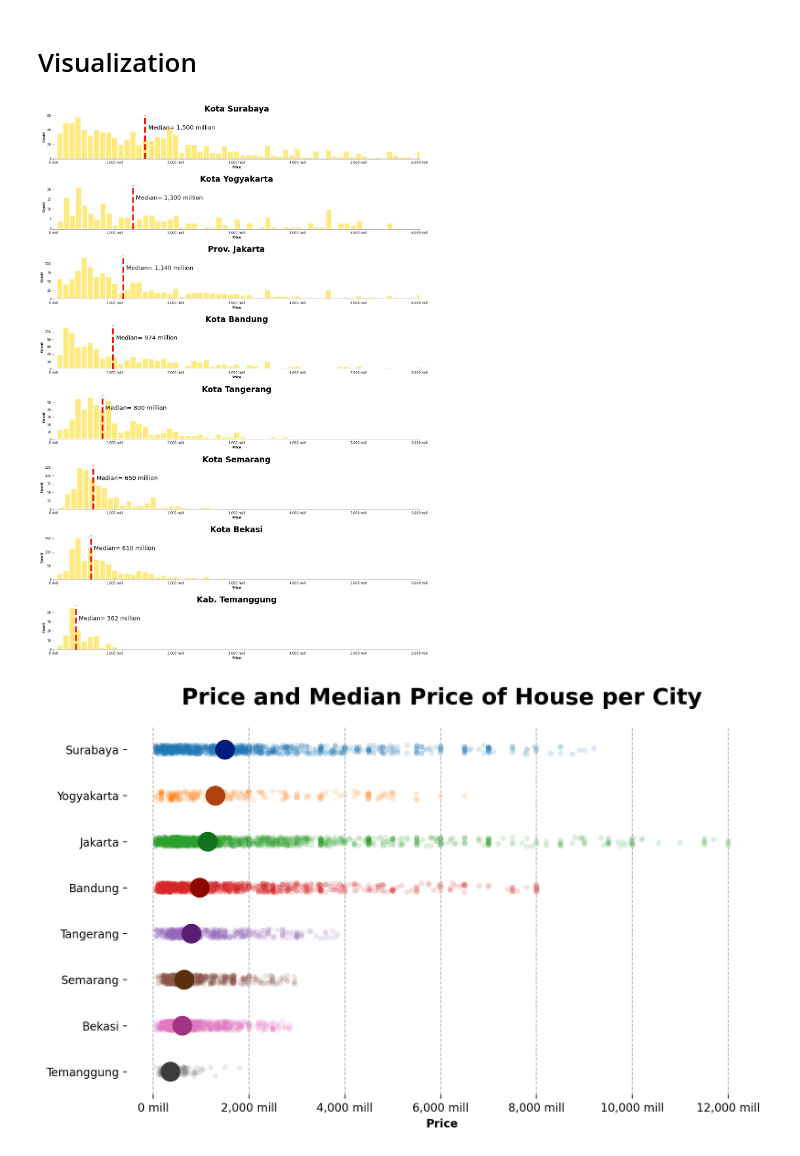
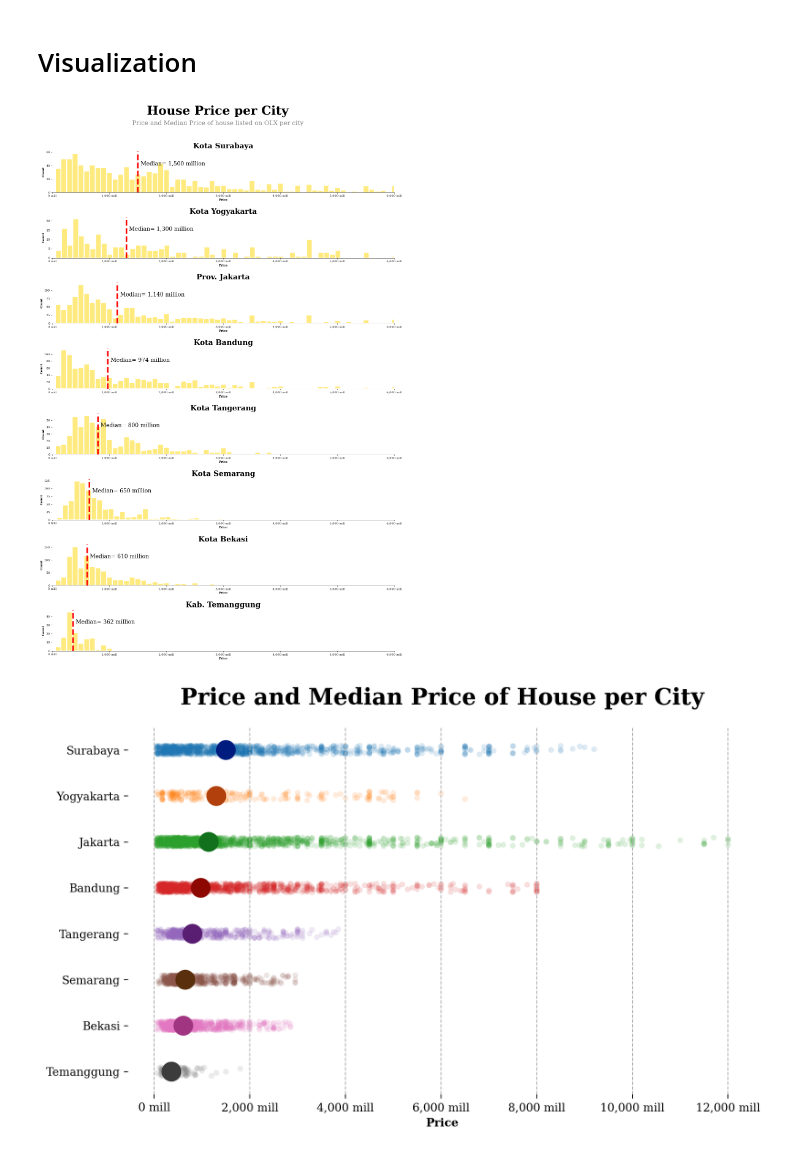
Before and after one commit to anjelitodevan/olx_house_price_scraper_and_viz, a Jupyter notebook: analysis.ipynb, the cells around one changed output. Saved outputs shown, nothing was run; the diff lists cells and outputs as text; code cells hidden in the pictures.

Commit message:
change font family

```diff
--- a/analysis.ipynb
+++ b/analysis.ipynb
@@ -5,6 +5,8 @@ import matplotlib.pyplot as plt
 import seaborn as sns
 import warnings
 warnings.filterwarnings("ignore")
+
+plt.rcParams['font.family'] = 'serif'
 # %%
 df= pd.read_csv("result.csv")
 df.columns= ["Product", "Price", "Location", "Spec"]
@@ -134,35 +136,38 @@ for city in list_sort:
     axs[i].text(
         x= median + 50000000,
         y= (axs[i].get_ylim())[1] / 1.5,
         fontsize= 18,
         s= 'Median= {median:,.0f} million'.format(
             median= (median/1000000)
     ))
 
     plt.setp(axs[i].patches, linewidth= 3)
     axs[i].set_xlim([0, (data["Price"].max())/2])
     xlabels = ['{:,.0f}'.format(x) + ' mill' for x in axs[i].get_xticks()/1000000]
     axs[i].set_xticklabels(xlabels)
     axs[i].set_xlabel("Price", fontweight= "bold")
     axs[i].set_ylabel("Count", fontweight= "bold")
     axs[i].spines['right'].set_visible(False)
     axs[i].spines['left'].set_visible(False)
     axs[i].spines['top'].set_visible(False)
     axs[i].set_title(list_title[i], pad= 10, fontdict=
         {
             'fontsize': 24,
             'fontweight': "bold",
             'verticalalignment': 'baseline',
             'horizontalalignment': "center"
             })
 
     i = i + 1
+plt.suptitle("House Price per City", fontsize= 40, fontweight= "bold", y= 0.95)
+plt.text(.5, 0.92, 'Price and Median Price of house listed on OLX per city',
+    transform=fig.transFigure, horizontalalignment='center', fontsize= 20, color= "grey")
 
 plt.subplots_adjust(hspace= 0.6)
-# plt.savefig("graph_1.png", facecolor= "white", bbox_inches= "tight")
+plt.savefig("graph_1.png", facecolor= "white", bbox_inches= "tight")
 plt.show()
 # %% [output]
-[figure, old version]
+[figure, new version]
 # %%
 # sort data by median per city
 
@@ -199,7 +204,7 @@ ax.set_xticklabels(xlabels)
 
 plt.grid(axis= "x", linestyle= "--")
 
-# plt.savefig("graph_2.png", facecolor= "white", bbox_inches= "tight")
+plt.savefig("graph_2.png", facecolor= "white", bbox_inches= "tight")
 plt.show()
 # %% [output]
-[figure, old version]
+[figure, new version]
```
Also changed, not shown: 2 other files.
